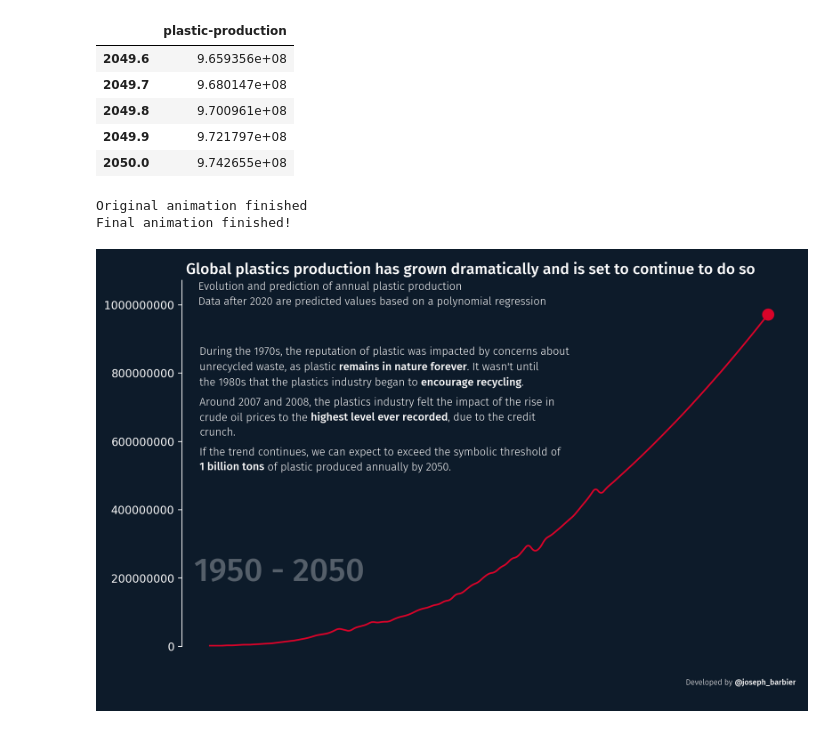
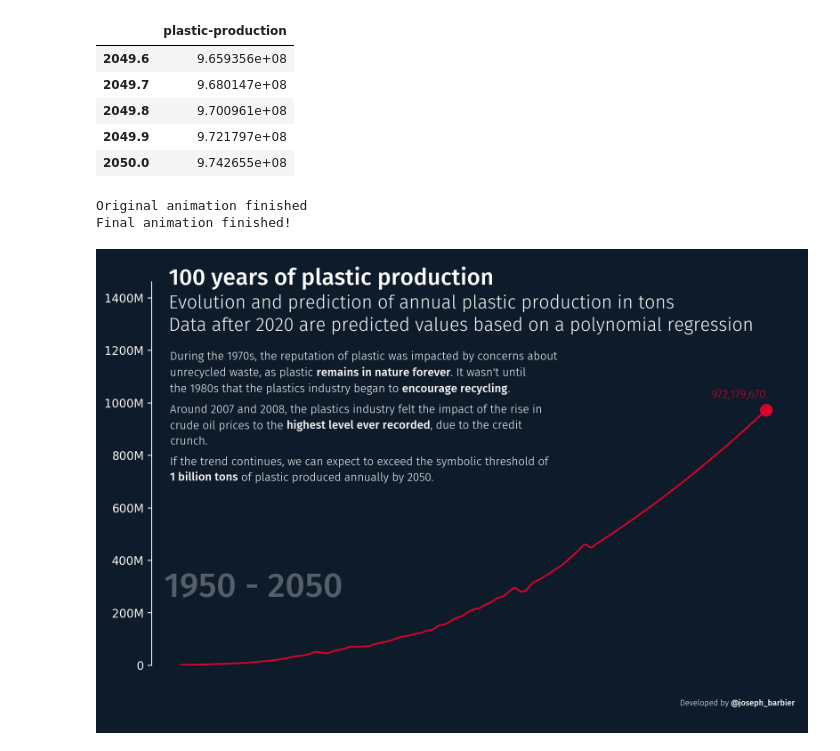
Before and after one commit to JosephBARBIERDARNAL/misc-dataviz, a Jupyter notebook: plastic-pollution/code.ipynb, the cells around one changed output. Saved outputs shown, nothing was run; the diff lists cells and outputs as text; code cells hidden in the pictures.

```diff
--- a/plastic-pollution/code.ipynb
+++ b/plastic-pollution/code.ipynb
@@ -72,6 +73,14 @@ def count_closed_and_enclosed(text):
     closed_pattern = r'<[^<>]*>'
     closed_tags = re.findall(closed_pattern, text)
     return len(closed_tags)
+
+def custom_formatter(x, pos):
+    if x >= 1e6:
+        return f'{x*1e-6:.0f}M'
+    elif x >= 1e3:
+        return f'{x*1e-3:.0f}k'
+    else:
+        return f'{x:.0f}'
 # %%
 # parameters
 background_color = '#0d1b2a'
@@ -87,12 +96,6 @@ font = FontProperties(fname=font_path)
 bold_font = FontProperties(fname=personal_path + 'FiraSans-Medium.ttf')
 
 # description
-prod_2050 = round(df.tail(1).values[0][0])
-prod_1950 = df.loc[1950, 'plastic-production']
-prod_1990 = df.loc[1990, 'plastic-production']
-prod_2020 = df.loc[2020, 'plastic-production']
-pop_2020 = 7.82 * 10**9
-pop_2050 = 9.7 * 10**9
 description = f"""
 During the 1970s, the reputation of plastic was impacted by concerns about unrecycled waste, as plastic <remains in nature forever>. It wasn't until the 1980s that the plastics industry began to <encourage recycling>.
 
@@ -118,11 +121,23 @@ def update(frame):
     # initialize subset of data
     subset_df = df.iloc[:frame]
     ax.clear()
-    ax.yaxis.set_major_formatter(FormatStrFormatter('%.0f'))
 
     # create the line chart
     ax.plot(subset_df.index, subset_df['plastic-production'], color=line_color)
     ax.scatter(subset_df.index[-1], subset_df['plastic-production'].values[-1], color=line_color, s=100)
+
+    # annotate the last point
+    ax_text(
+        subset_df.index[-1],
+        subset_df['plastic-production'].values[-1]*1.06,
+        f"{subset_df['plastic-production'].values[-1]:,.0f}",
+        color=line_color,
+        fontsize=10,
+        ha='right',
+        va='center',
+        fontproperties=bold_font,
+        ax=ax
+    )
 
     # date in the background
     year = df.index[frame]
@@ -141,13 +156,14 @@ def update(frame):
     # custom axes
     y_min = df.iloc[:frame+1].sum(axis=1).min()
     y_max = df.iloc[:frame+1].sum(axis=1).max()
-    ax.set_ylim(0, y_max*1.1)
+    ax.set_ylim(0, y_max*1.5)
     ax.spines[['top', 'right', 'bottom']].set_visible(False)
     ax.set_xticks([])
+    ax.yaxis.set_major_formatter(FuncFormatter(custom_formatter))
 
     # get text to display at current frame
     total_chars = len(description)
-    effective_frame_count = len(df) - 80 # ends 100 frames before the end
+    effective_frame_count = len(df) - 120 # ends 120 frames before the end
     num_chars = math.ceil(total_chars * (frame / effective_frame_count)) if frame < effective_frame_count else total_chars
     current_description = description[:num_chars]
     current_description = remove_unmatched_lt(current_description)
@@ -169,8 +185,9 @@ def update(frame):
     )
 
     # title
-    text = """<Global plastics production has grown dramatically and is set to continue to do so>
-    <Evolution and prediction of annual plastic production>
+    text = """
+    <100 years of plastic production>
+    <Evolution and prediction of annual plastic production in tons>
     <Data after 2020 are predicted values based on a polynomial regression>
     """
     fig_text(
@@ -179,9 +196,9 @@ def update(frame):
         ha='left', va='top',
         font=font,
         highlight_textprops=[
-            {'color':text_color, 'fontsize':14, 'font':bold_font},
-            {'color':text_color, 'fontsize':10},
-            {'color':text_color, 'fontsize':10},
+            {'color':text_color, 'fontsize':25, 'font':bold_font},
+            {'color':text_color, 'fontsize':16},
+            {'color':text_color, 'fontsize':16},
         ],
         fig=fig
     )
@@ -199,32 +216,32 @@ def update(frame):
         highlight_textprops=[
             {'font':bold_font},
         ],
         fig=fig
     )
 
 # create and save animation
 ani = FuncAnimation(fig, update, frames=len(df))
 ani.save('global-plastics-production.gif', fps=20)
 print('Original animation finished')
 
 
 # get initial frames
 with Image.open('global-plastics-production.gif') as img:
     frames = [frame.copy() for frame in ImageSequence.Iterator(img)]
 
 # set duration of each frame
 for i, frame in enumerate(frames):
     frame_duration = initial_duration
 
     # stay for last date
     if i == len(frames) - 1:
-        frame_duration = 10000
+        frame_duration = 1000
     frame.info['duration'] = frame_duration
 
 # Save the modified frames as a new GIF
 frames[0].save('global-plastics-production-modif.gif', save_all=True, append_images=frames[1:], loop=0)
 print('Final animation finished!')
 # %% [output]
 Original animation finished
 Final animation finished!
-[figure, old version]
+[figure, new version]
```
Also changed, not shown: parts of 1 cell of this notebook, 3 other files.
